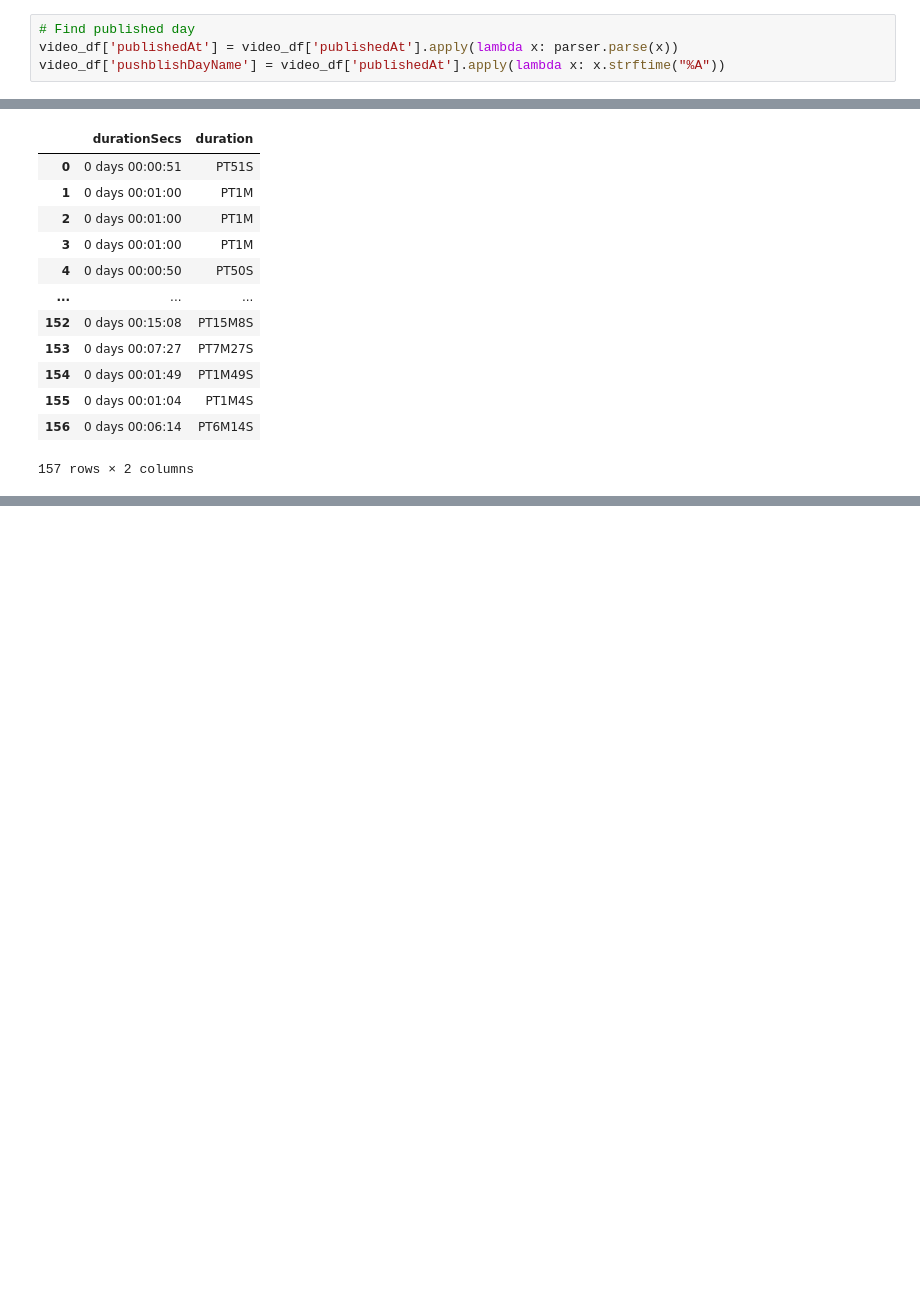
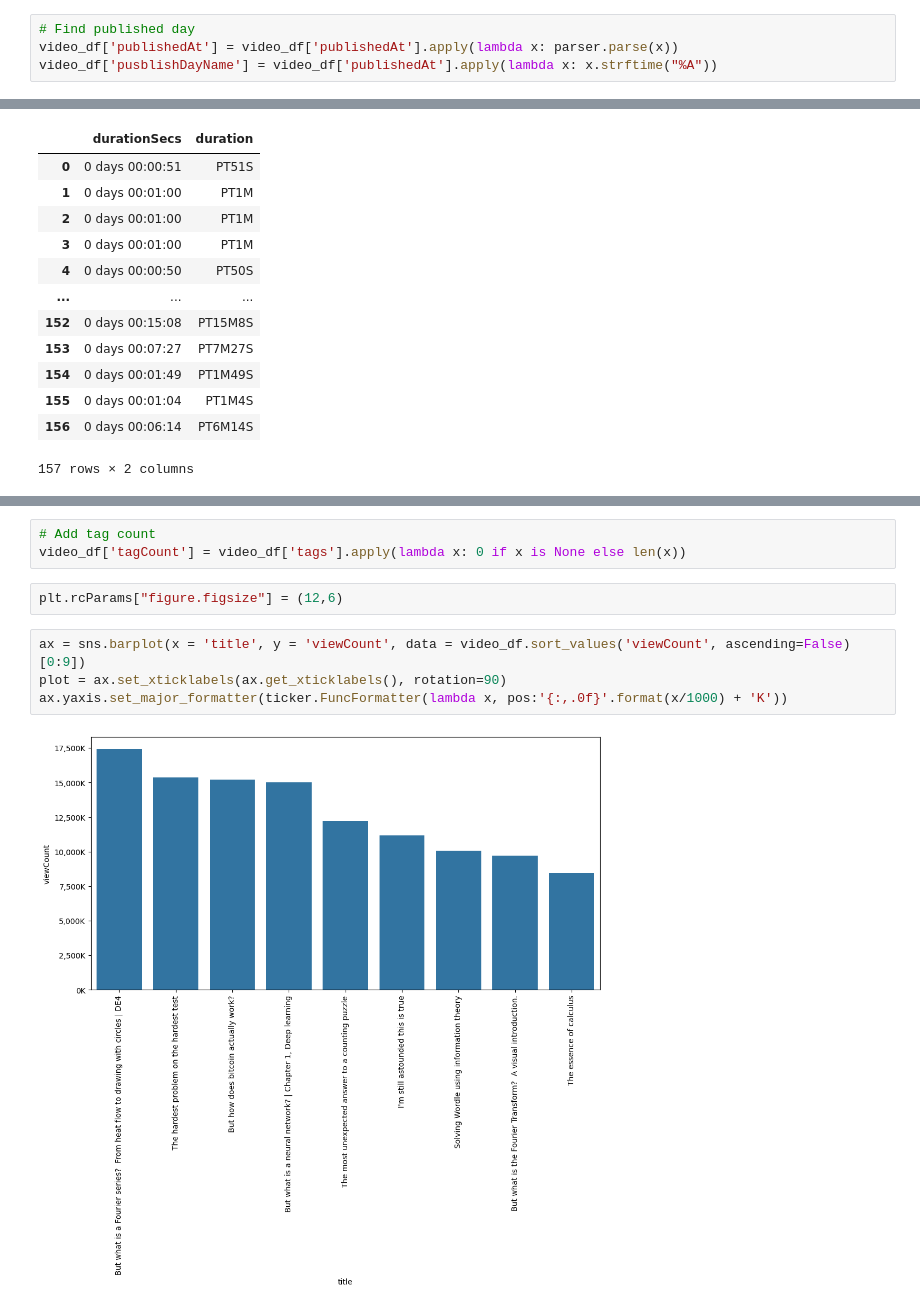
Before and after one commit to Ada-Lovelace-Akademi/youtube-api-project, a Jupyter notebook: analysis.ipynb, the cells around one changed output, grey strips where cells are left out. Saved outputs shown, nothing was run; the diff lists cells and outputs as text; blank space fills up the shorter version.

Commit message:
initial analysis and visualizations

```diff
--- a/analysis.ipynb
+++ b/analysis.ipynb
@@ -89,7 +106,7 @@ video_df[numeric_cols] = video_df[numeric_cols].apply(pd.to_numeric, errors = 'c
 # %%
 # Find published day
 video_df['publishedAt'] = video_df['publishedAt'].apply(lambda x: parser.parse(x))
-video_df['pushblishDayName'] = video_df['publishedAt'].apply(lambda x: x.strftime("%A"))
+video_df['pusblishDayName'] = video_df['publishedAt'].apply(lambda x: x.strftime("%A"))
 # %%
 # convert duration to seconds
 video_df['durationSecs'] = video_df['duration'].apply(lambda x: isodate.parse_duration(x))
@@ -112,0 +139,11 @@ video_df[['durationSecs', 'duration']]
+# %%
+# Add tag count
+video_df['tagCount'] = video_df['tags'].apply(lambda x: 0 if x is None else len(x))
+# %%
+plt.rcParams["figure.figsize"] = (12,6)
+# %%
+ax = sns.barplot(x = 'title', y = 'viewCount', data = video_df.sort_values('viewCount', ascending=False)[0:9])
+plot = ax.set_xticklabels(ax.get_xticklabels(), rotation=90)
+ax.yaxis.set_major_formatter(ticker.FuncFormatter(lambda x, pos:'{:,.0f}'.format(x/1000) + 'K'))
+# %% [output]
+[figure, added]
```
Also changed, not shown: parts of 12 cells of this notebook.
